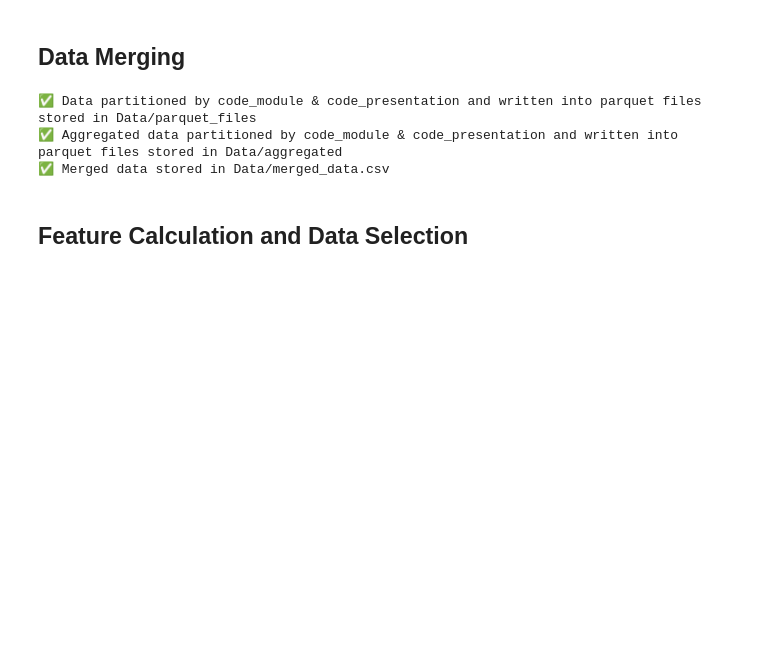
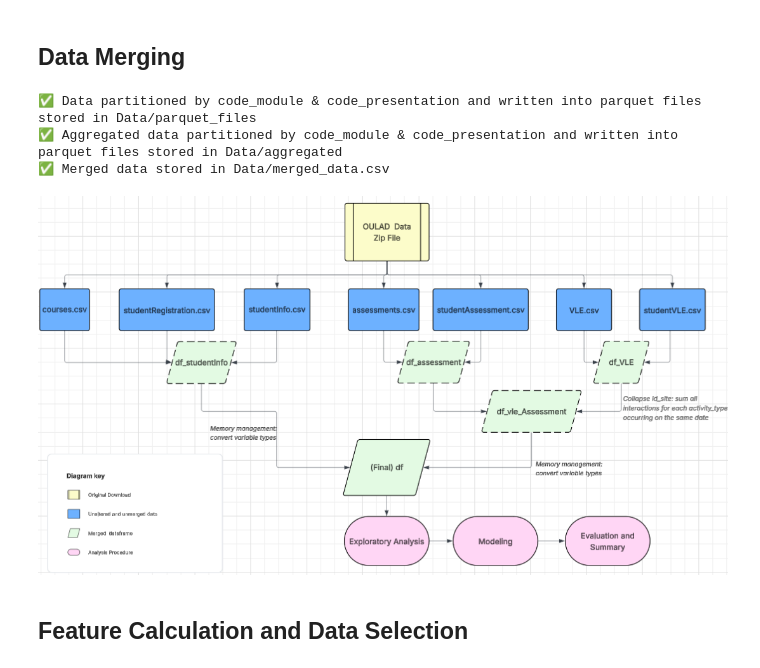
Before and after one commit to Erdos-Projects/fall-2025-risk-factors-in-online-courses, a Jupyter notebook: main_pipeline.ipynb, the cells around one changed output. Saved outputs shown, nothing was run; the diff lists cells and outputs as text; code cells hidden in the pictures; blank space fills up the shorter version.

```diff
--- a/main_pipeline.ipynb
+++ b/main_pipeline.ipynb
@@ -20,8 +20,10 @@ df = merge_data(zip_file, merged_file)
 ✅ Merged data stored in Data/merged_data.csv
 # %%
 from IPython.display import Image
-image_path = "C:/Users/jacma/OneDrive/school work/UMD/Data Science Boot Camp/Group Project/data merging.png"
+image_path = "data merging.png" # "C:/Users/jacma/OneDrive/school work/UMD/Data Science Boot Camp/Group Project/data merging.png"
 Image(filename=image_path, width=800, height=800)
+# %% [output]
+[figure, added]
 # %% [markdown]
 ## Feature Calculation and Data Selection
 # %%
```
